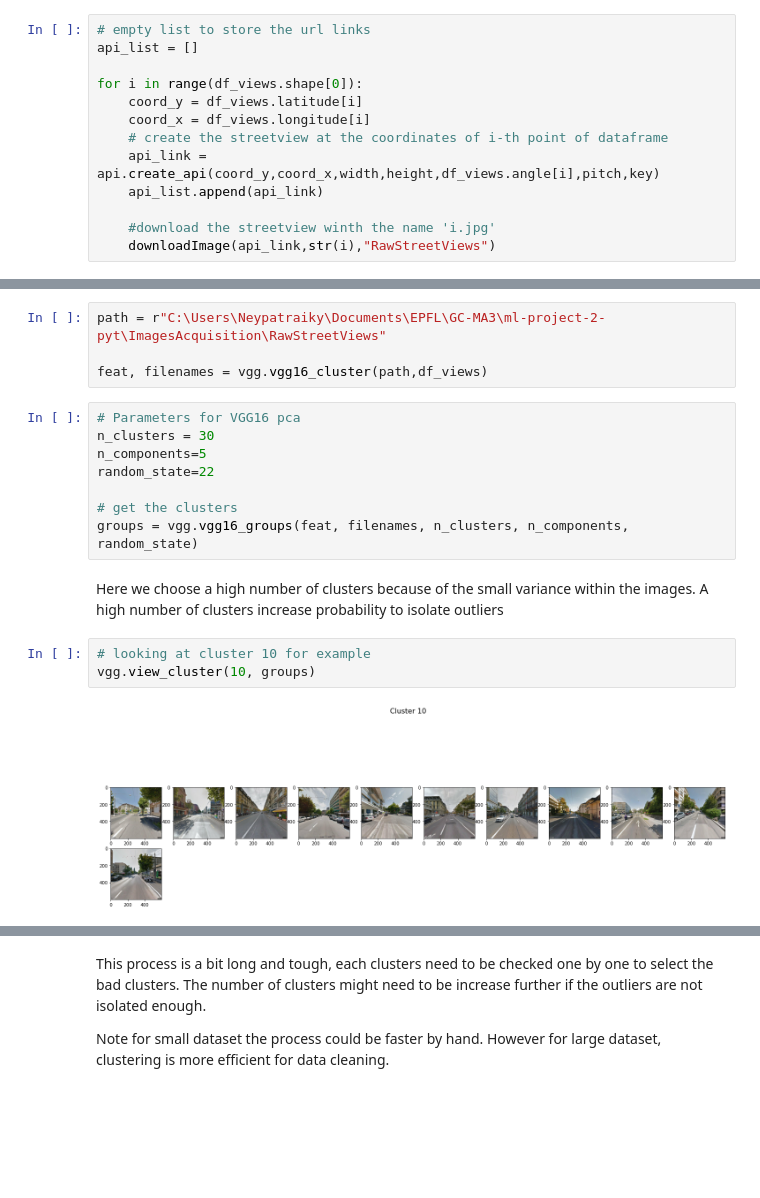
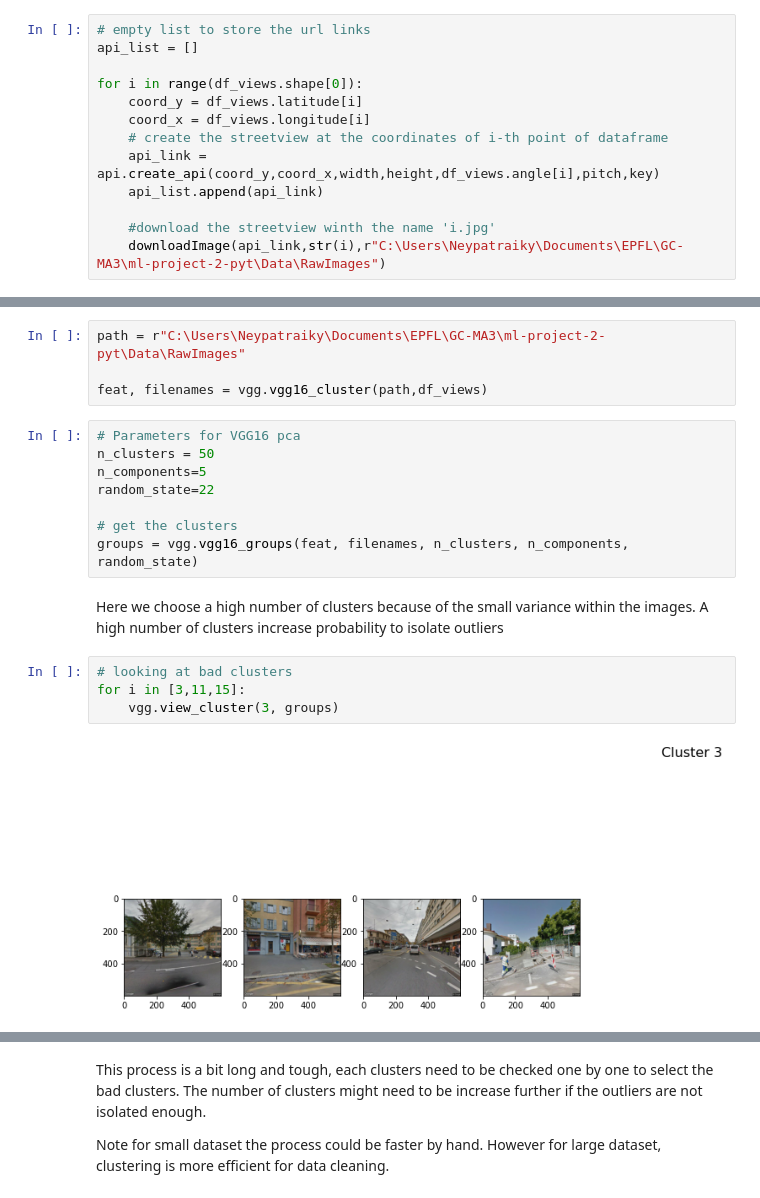
Before and after one commit to CS-433/ml-project-2-pyt, a Jupyter notebook: ImagesAcquisition/StreetViewAPI.ipynb, the cells around one changed output, grey strips where cells are left out. Drawn from its saved outputs; the diff is of its cells as text; blank space fills up the shorter version.

Commit message:
add StreetViewAPI

```diff
--- a/ImagesAcquisition/StreetViewAPI.ipynb
+++ b/ImagesAcquisition/StreetViewAPI.ipynb
@@ -265,18 +265,18 @@ for i in range(df_views.shape[0]):
     api_list.append(api_link)
 
     #download the streetview winth the name 'i.jpg'
-    downloadImage(api_link,str(i),"RawStreetViews")
+    downloadImage(api_link,str(i),r"C:\Users\Neypatraiky\Documents\EPFL\GC-MA3\ml-project-2-pyt\Data\RawImages")
 # %% [markdown]
 # Using VGG16 to clean the dataset
 # %%
 import ClusterImagesVGG16 as vgg
 # %%
-path = r"C:\Users\Neypatraiky\Documents\EPFL\GC-MA3\ml-project-2-pyt\ImagesAcquisition\RawStreetViews"
+path = r"C:\Users\Neypatraiky\Documents\EPFL\GC-MA3\ml-project-2-pyt\Data\RawImages"
 
 feat, filenames = vgg.vgg16_cluster(path,df_views)
 # %%
 # Parameters for VGG16 pca
-n_clusters = 30
+n_clusters = 50
 n_components=5
 random_state=22
 
@@ -285,7 +285,8 @@ groups = vgg.vgg16_groups(feat, filenames, n_clusters, n_components, random_stat
 # %% [markdown]
 Here we choose a high number of clusters because of the small variance within the images. A high number of clusters increase probability to isolate outliers
 # %%
-# looking at cluster 10 for example
-vgg.view_cluster(10, groups)
+# looking at bad clusters
+for i in [3,11,15]:
+    vgg.view_cluster(3, groups)
 # %% [output]
-[figure, old version]
+[figure, new version]
```
Also changed, not shown: parts of 14 cells of this notebook.
